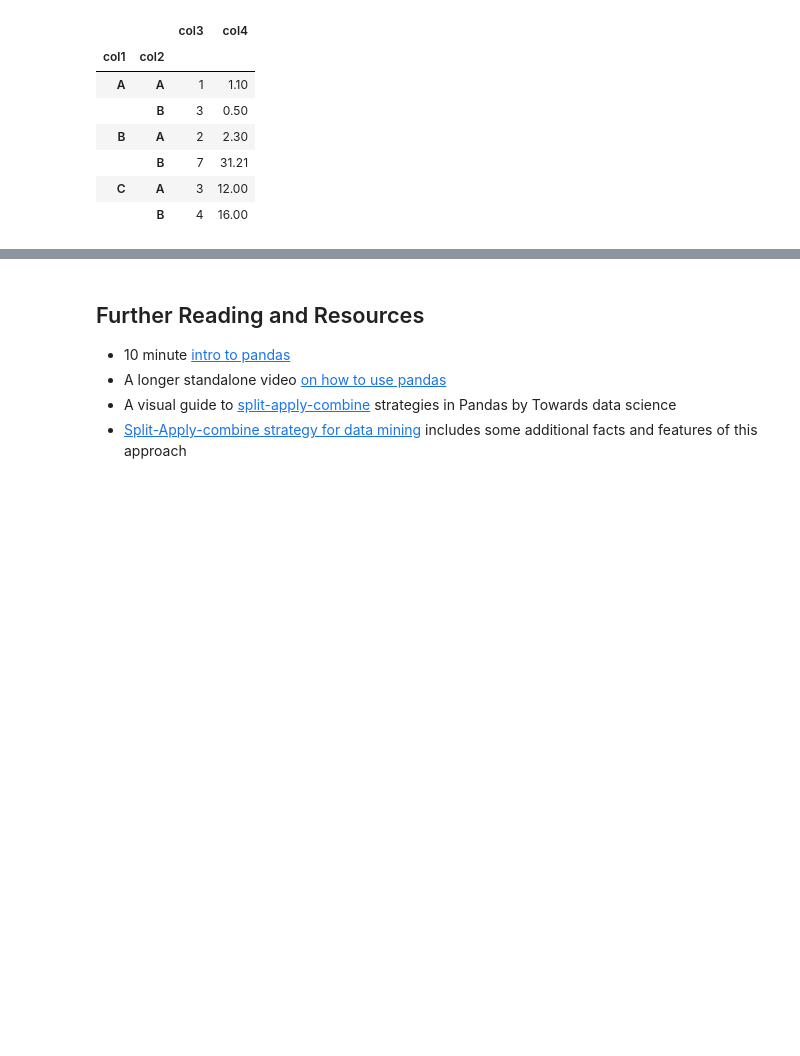
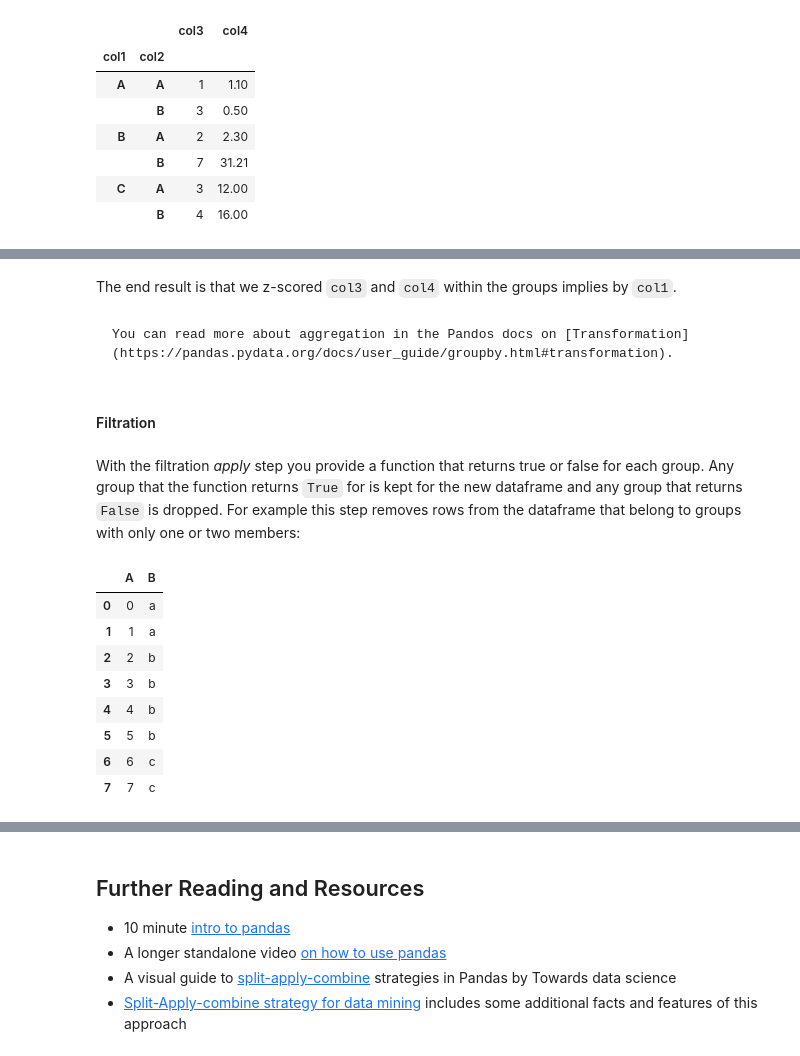
Before and after one commit to gureckis/nyu_lab_in_cognition, a Jupyter notebook: book/chapters/05/00-data.ipynb, the cells around one changed output, grey strips where cells are left out. Drawn from its saved outputs; the diff is of its cells as text; code cells hidden in the pictures; blank space fills up the shorter version.

````diff
--- a/book/chapters/05/00-data.ipynb
+++ b/book/chapters/05/00-data.ipynb
@@ -1501,0 +1681,24 @@ First we will load a simple 'tidy' dataset from a .csv file that I hand crafted
+# %% [markdown]
+The end result is that we z-scored `col3` and `col4` within the groups implies by `col1`.
+# %% [markdown]
+```{seealso}
+You can read more about aggregation in the Pandos docs on [Transformation](https://pandas.pydata.org/docs/user_guide/groupby.html#transformation).
+```
+# %% [markdown]
+#### Filtration
+# %% [markdown]
+With the filtration *apply* step you provide a function that returns true or false for each group.  Any group that the function returns `True` for is kept for the new dataframe and any group that returns `False` is dropped.
+For example this step removes rows from the dataframe that belong to groups with only one or two members:
+# %%
+dff = pd.DataFrame({'A': np.arange(8), 'B': list('aabbbbcc')})
+dff
+# %% [output]
+|  | A | B |
+| 0 | 0 | a |
+| 1 | 1 | a |
+| 2 | 2 | b |
+| 3 | 3 | b |
+| 4 | 4 | b |
+| 5 | 5 | b |
+| 6 | 6 | c |
+| 7 | 7 | c |
````
Also changed, not shown: parts of 38 cells of this notebook.
